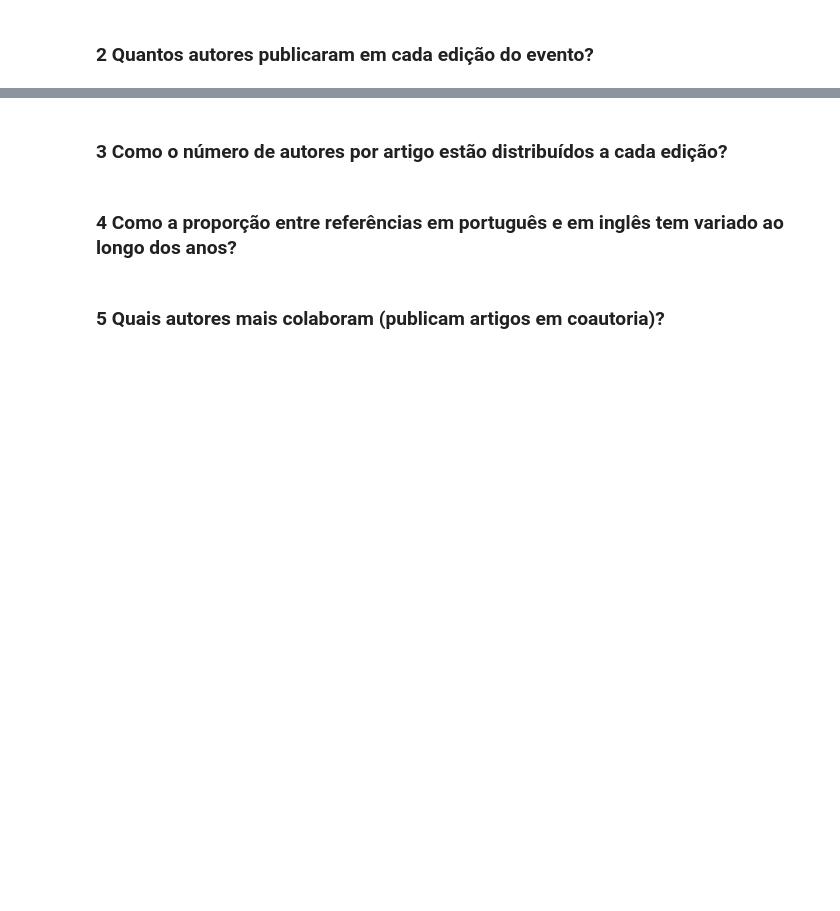
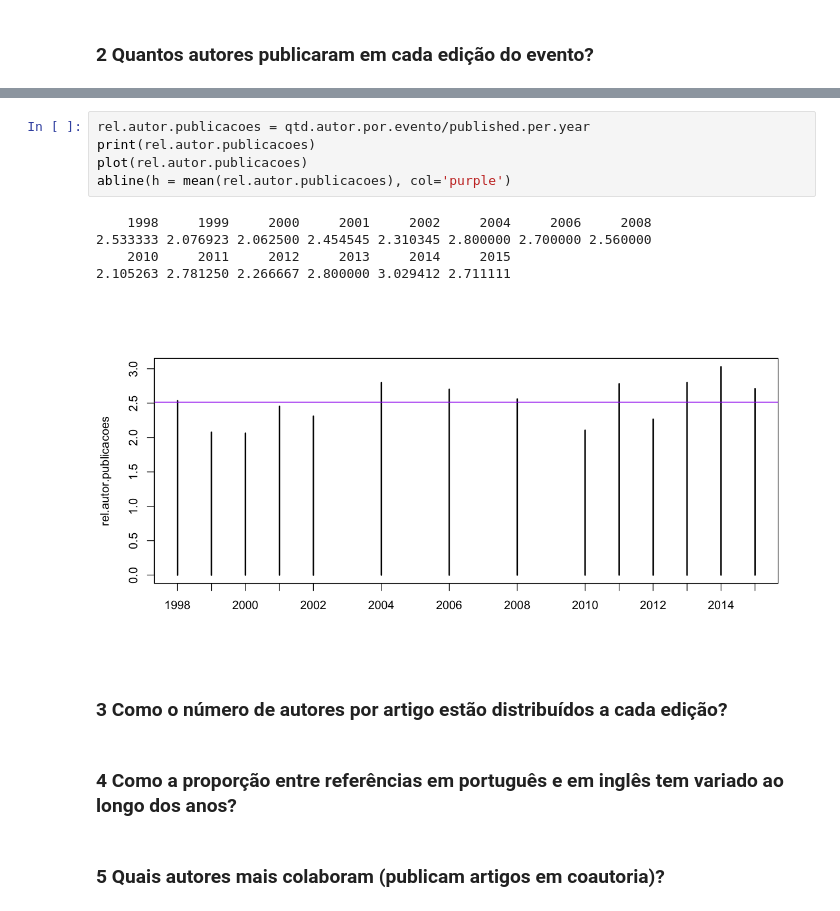
Before and after one commit to calmattoso/INF1335, a Jupyter notebook: A5/A5 - Rede de Citações - Carlos Mattoso e Gabriel Siqueira.ipynb, the cells around one changed output, grey strips where cells are left out. Saved outputs shown, nothing was run; the diff lists cells and outputs as text; blank space fills up the shorter version.

```diff
--- a/A5/A5 - Rede de Citações - Carlos Mattoso e Gabriel Siqueira.ipynb
+++ b/A5/A5 - Rede de Citações - Carlos Mattoso e Gabriel Siqueira.ipynb
@@ -621,3 +659,14 @@ Tendo feito os pequenos ajustes acima na base, pode-se seguir para as análises
+# %%
+rel.autor.publicacoes = qtd.autor.por.evento/published.per.year
+print(rel.autor.publicacoes)
+plot(rel.autor.publicacoes)
+abline(h = mean(rel.autor.publicacoes), col='purple')
+# %% [output]
+    1998     1999     2000     2001     2002     2004     2006     2008
+2.533333 2.076923 2.062500 2.454545 2.310345 2.800000 2.700000 2.560000
+    2010     2011     2012     2013     2014     2015
+2.105263 2.781250 2.266667 2.800000 3.029412 2.711111
+[figure, added]
 # %% [markdown]
 ### 3 Como o número de autores por artigo estão distribuídos a cada edição?
 # %% [markdown]
```
Also changed, not shown: parts of 5 cells of this notebook.
